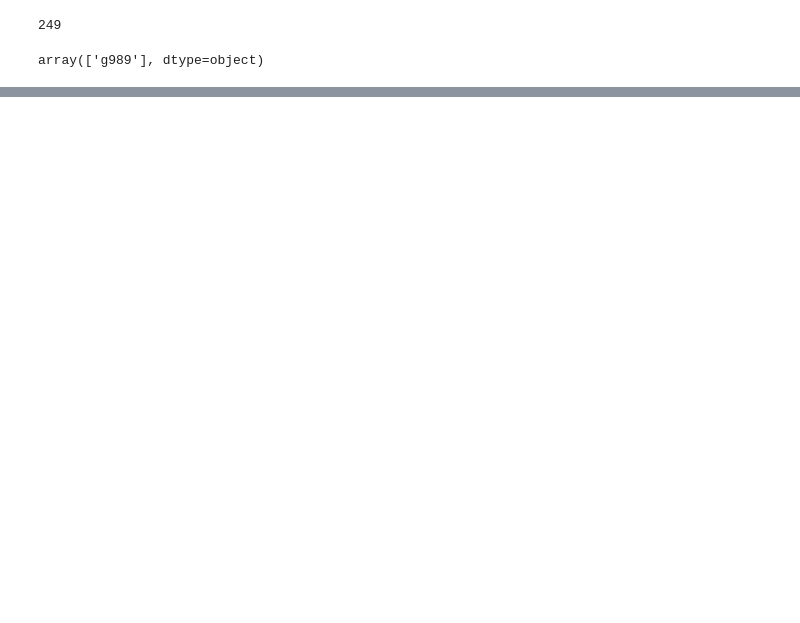
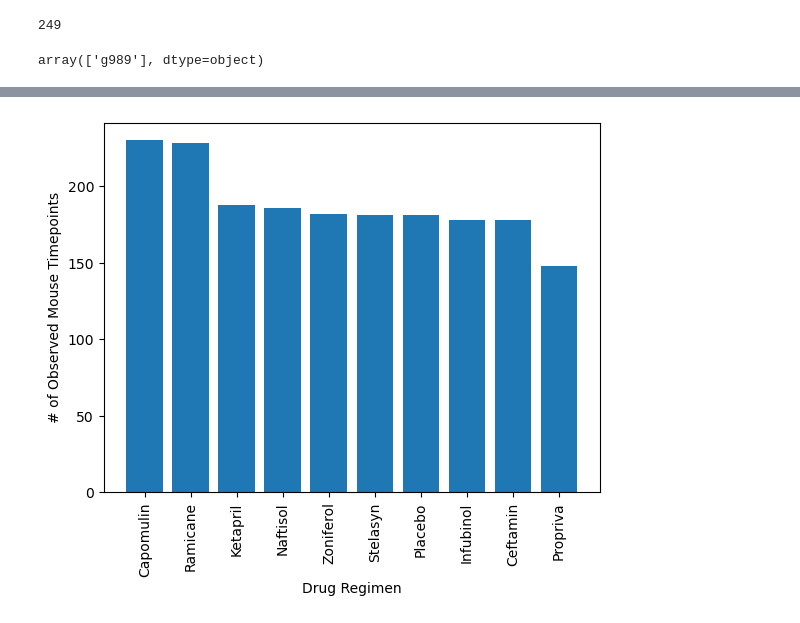
Before and after one commit to Mandia12/Matplotlib-Challenge, a Jupyter notebook: Pymaceuticals/pymaceuticals_final.ipynb, the cells around one changed output, grey strips where cells are left out. Saved outputs shown, nothing was run; the diff lists cells and outputs as text; code cells hidden in the pictures; blank space fills up the shorter version.

```diff
--- a/Pymaceuticals/pymaceuticals_final.ipynb
+++ b/Pymaceuticals/pymaceuticals_final.ipynb
@@ -73,4 +131,12 @@ duplicate_df
 # %%
 # Generate a bar plot showing the total number of rows (Mouse ID/Timepoints) for each drug regimen using pyplot.
+drug_counts = cleaned["Drug Regimen"].value_counts()
+pyplot_plot = plt.bar(drug_counts.index, drug_counts.values)
+plt.xlabel("Drug Regimen")
+plt.xticks(rotation='vertical')
+plt.ylabel("# of Observed Mouse Timepoints")
+plt.show()
+# %% [output]
+[figure, added]
 # %%
 # Generate a pie plot showing the distribution of female versus male mice using Pandas
```
Also changed, not shown: parts of 12 cells of this notebook.
